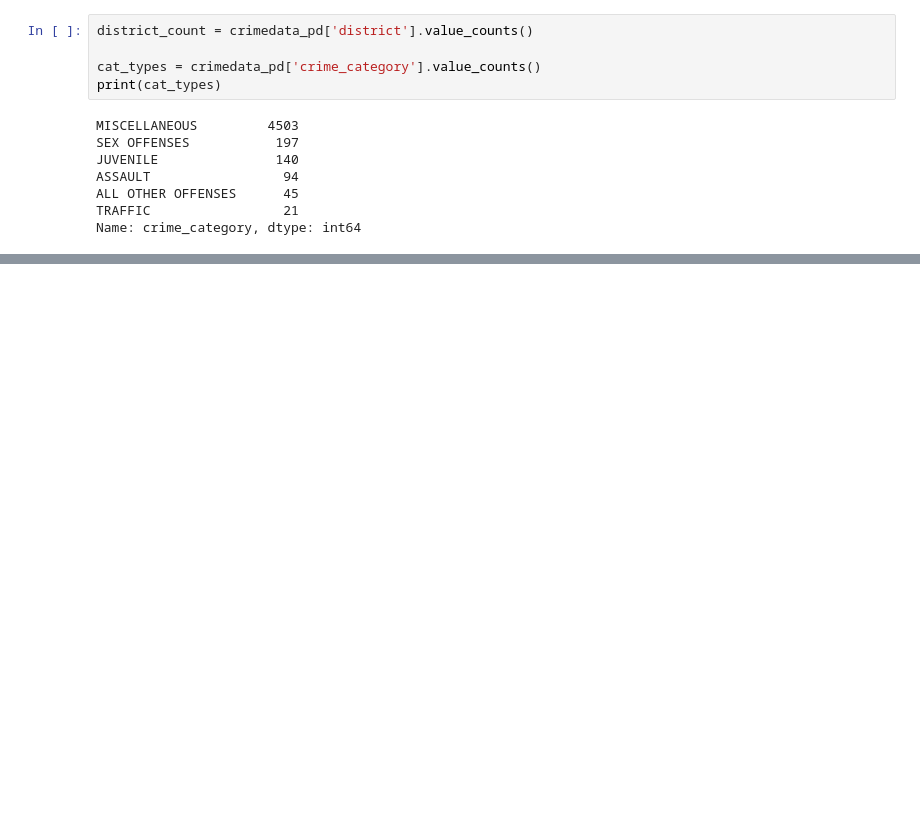
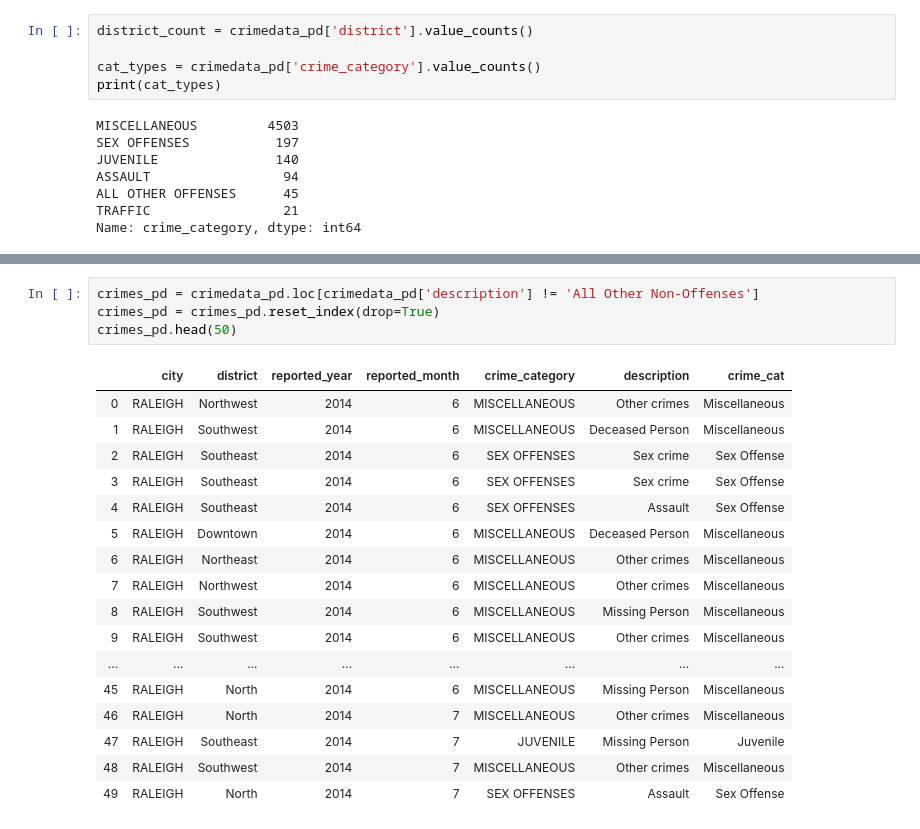
Before and after one commit to apspatz/team2project1, a Jupyter notebook: ODRaleigh.ipynb, the cells around one changed output, grey strips where cells are left out. Saved outputs shown, nothing was run; the diff lists cells and outputs as text; blank space fills up the shorter version.

```diff
--- a/ODRaleigh.ipynb
+++ b/ODRaleigh.ipynb
@@ -55,0 +165,22 @@ Name: crime_category, dtype: int64
+# %%
+crimes_pd = crimedata_pd.loc[crimedata_pd['description'] != 'All Other Non-Offenses']
+crimes_pd = crimes_pd.reset_index(drop=True)
+crimes_pd.head(50)
+# %% [output]
+|  | city | district | reported_year | reported_month | crime_category | description | crime_cat |
+| 0 | RALEIGH | Northwest | 2014 | 6 | MISCELLANEOUS | Other crimes | Miscellaneous |
+| 1 | RALEIGH | Southwest | 2014 | 6 | MISCELLANEOUS | Deceased Person | Miscellaneous |
+| 2 | RALEIGH | Southeast | 2014 | 6 | SEX OFFENSES | Sex crime | Sex Offense |
+| 3 | RALEIGH | Southeast | 2014 | 6 | SEX OFFENSES | Sex crime | Sex Offense |
+| 4 | RALEIGH | Southeast | 2014 | 6 | SEX OFFENSES | Assault | Sex Offense |
+| 5 | RALEIGH | Downtown | 2014 | 6 | MISCELLANEOUS | Deceased Person | Miscellaneous |
+| 6 | RALEIGH | Northeast | 2014 | 6 | MISCELLANEOUS | Other crimes | Miscellaneous |
+| 7 | RALEIGH | Northwest | 2014 | 6 | MISCELLANEOUS | Other crimes | Miscellaneous |
+| 8 | RALEIGH | Southwest | 2014 | 6 | MISCELLANEOUS | Missing Person | Miscellaneous |
+| 9 | RALEIGH | Southwest | 2014 | 6 | MISCELLANEOUS | Other crimes | Miscellaneous |
+| ... | ... | ... | ... | ... | ... | ... | ... |
+| 45 | RALEIGH | North | 2014 | 6 | MISCELLANEOUS | Missing Person | Miscellaneous |
+| 46 | RALEIGH | North | 2014 | 7 | MISCELLANEOUS | Other crimes | Miscellaneous |
+| 47 | RALEIGH | Southeast | 2014 | 7 | JUVENILE | Missing Person | Juvenile |
+| 48 | RALEIGH | Southwest | 2014 | 7 | MISCELLANEOUS | Other crimes | Miscellaneous |
+| 49 | RALEIGH | North | 2014 | 7 | SEX OFFENSES | Assault | Sex Offense |
```
Also changed, not shown: parts of 8 cells of this notebook, 1 other file.
